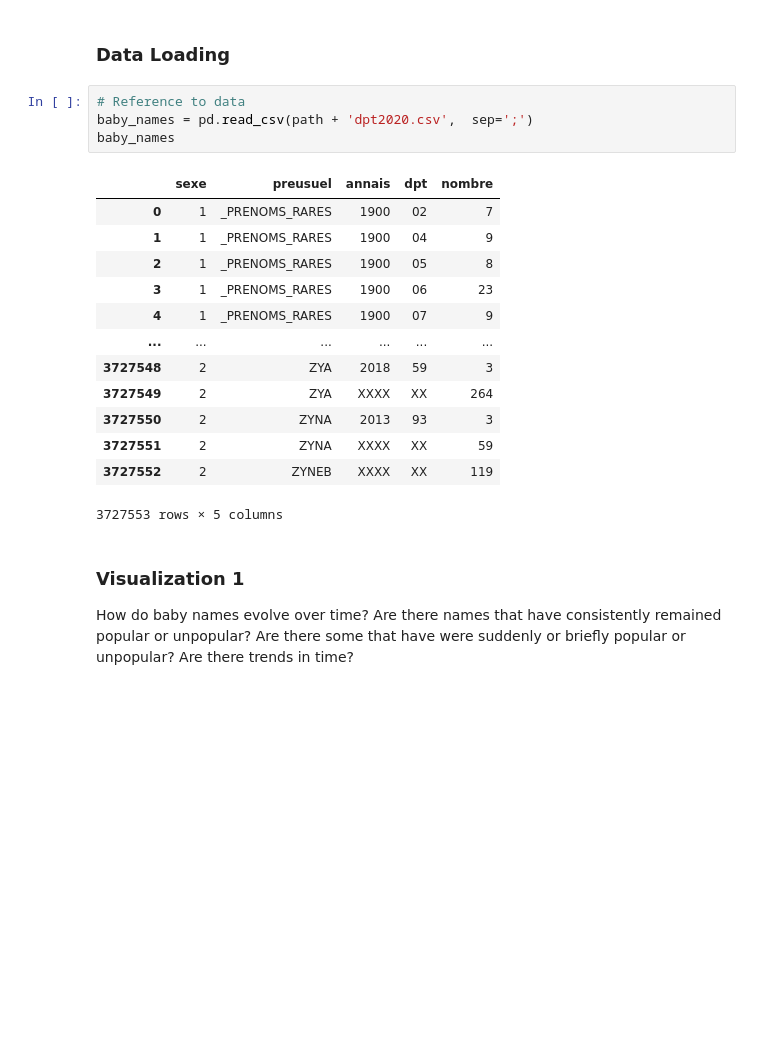
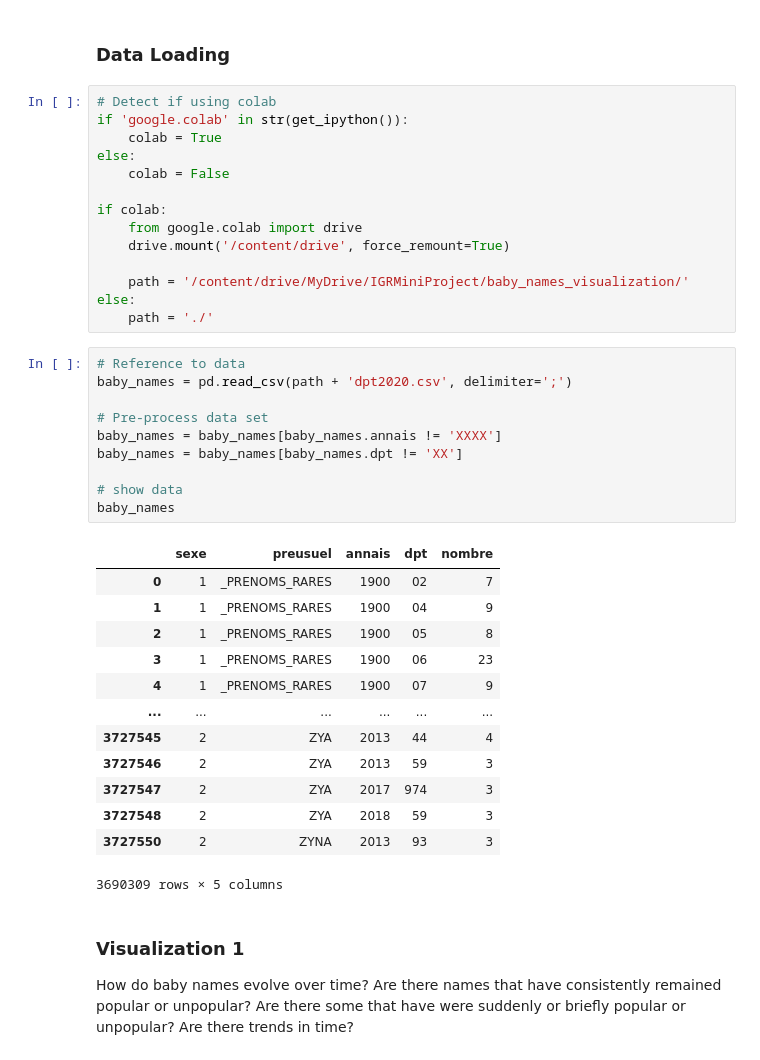
Before and after one commit to liadsantos/baby_names_visualization, a Jupyter notebook: notebook.ipynb, the cells around one changed output. Drawn from its saved outputs; the diff is of its cells as text; blank space fills up the shorter version.

```diff
--- a/notebook.ipynb
+++ b/notebook.ipynb
@@ -24,24 +17,44 @@ alt.data_transformers.enable('json') # work-around to let Altair handle larger d
 DataTransformerRegistry.enable('json')
 # %% [markdown]
 ### Data Loading
+# %%
+# Detect if using colab
+if 'google.colab' in str(get_ipython()):
+    colab = True
+else:
+    colab = False
+
+if colab:
+    from google.colab import drive
+    drive.mount('/content/drive', force_remount=True)
+
+    path = '/content/drive/MyDrive/IGRMiniProject/baby_names_visualization/'
+else:
+    path = './'
 # %%
 # Reference to data
-baby_names = pd.read_csv(path + 'dpt2020.csv',  sep=';')
+baby_names = pd.read_csv(path + 'dpt2020.csv', delimiter=';')
+
+# Pre-process data set
+baby_names = baby_names[baby_names.annais != 'XXXX']
+baby_names = baby_names[baby_names.dpt != 'XX']
+
+# show data
 baby_names
 # %% [output]
 |  | sexe | preusuel | annais | dpt | nombre |
 | 0 | 1 | _PRENOMS_RARES | 1900 | 02 | 7 |
 | 1 | 1 | _PRENOMS_RARES | 1900 | 04 | 9 |
 | 2 | 1 | _PRENOMS_RARES | 1900 | 05 | 8 |
 | 3 | 1 | _PRENOMS_RARES | 1900 | 06 | 23 |
 | 4 | 1 | _PRENOMS_RARES | 1900 | 07 | 9 |
 | ... | ... | ... | ... | ... | ... |
+| 3727545 | 2 | ZYA | 2013 | 44 | 4 |
+| 3727546 | 2 | ZYA | 2013 | 59 | 3 |
+| 3727547 | 2 | ZYA | 2017 | 974 | 3 |
 | 3727548 | 2 | ZYA | 2018 | 59 | 3 |
-| 3727549 | 2 | ZYA | XXXX | XX | 264 |
 | 3727550 | 2 | ZYNA | 2013 | 93 | 3 |
-| 3727551 | 2 | ZYNA | XXXX | XX | 59 |
-| 3727552 | 2 | ZYNEB | XXXX | XX | 119 |
-3727553 rows × 5 columns
+3690309 rows × 5 columns
 # %% [markdown]
 ### Visualization 1
 
```
Also changed, not shown: parts of 14 cells of this notebook.
